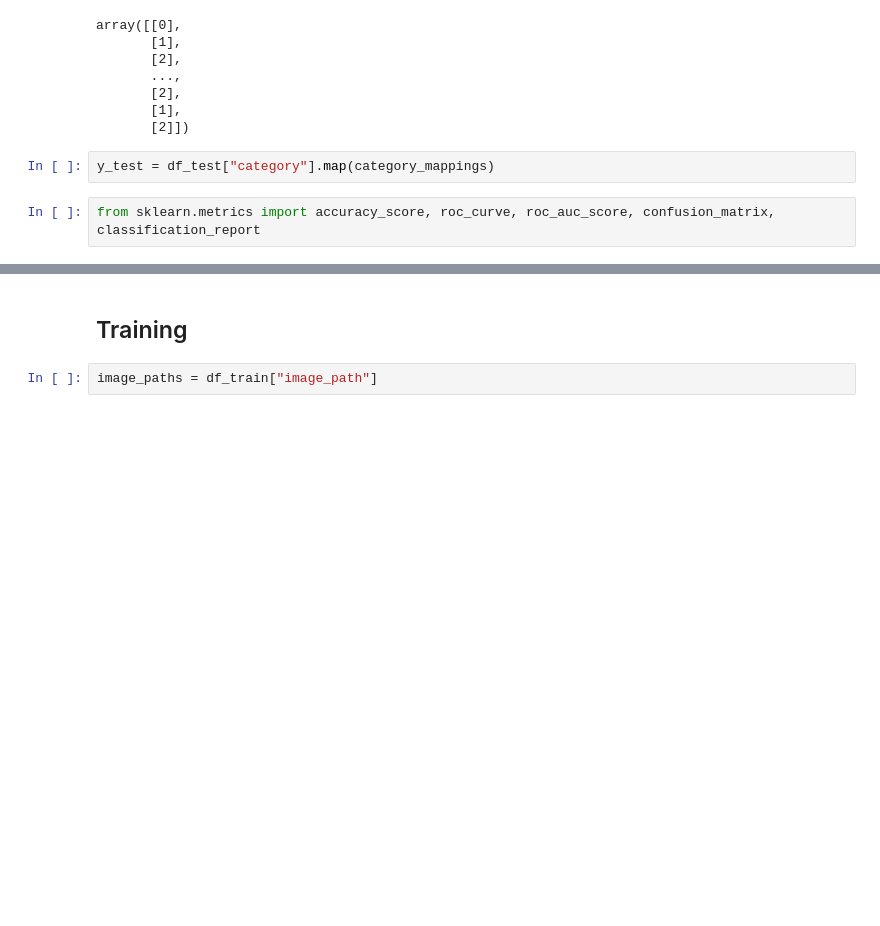
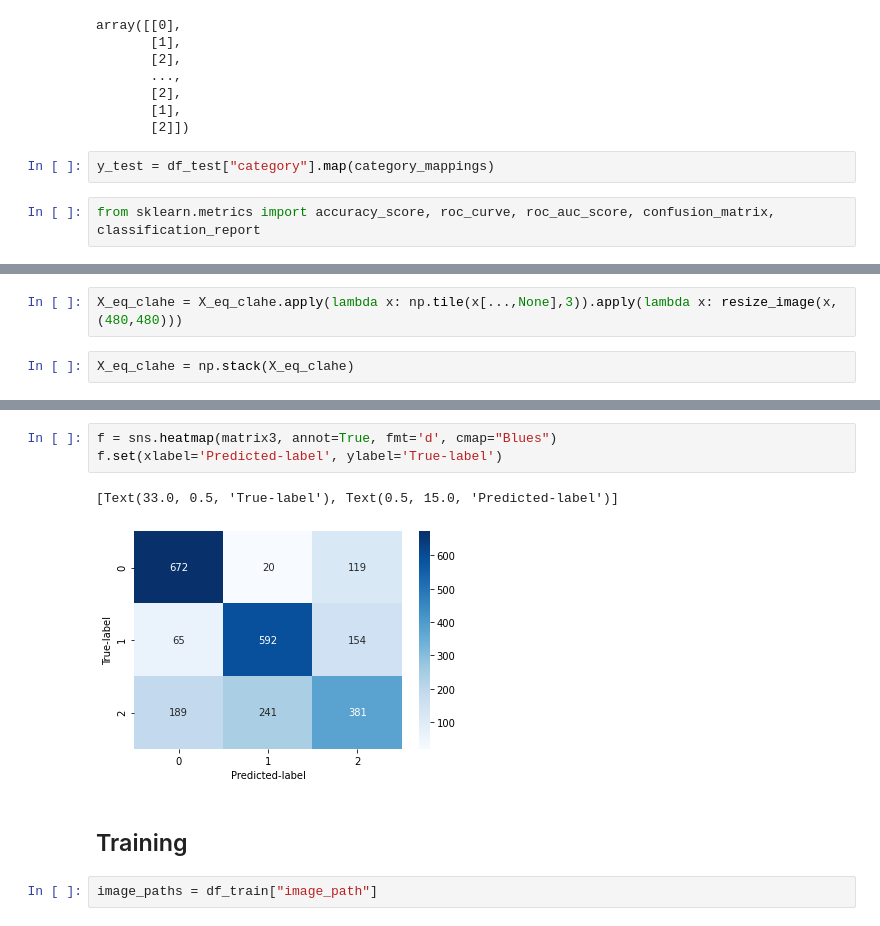
Before and after one commit to covid-frame/covid-frame, a Jupyter notebook: notebooks/4_CNN_CovidNet.ipynb, the cells around one changed output, grey strips where cells are left out. Saved outputs shown, nothing was run; the diff lists cells and outputs as text; blank space fills up the shorter version.

```diff
--- a/notebooks/4_CNN_CovidNet.ipynb
+++ b/notebooks/4_CNN_CovidNet.ipynb
@@ -148,0 +213,4 @@ print(matrix)
+# %%
+X_eq_clahe = X_eq_clahe.apply(lambda x: np.tile(x[...,None],3)).apply(lambda x: resize_image(x,(480,480)))
+# %%
+X_eq_clahe = np.stack(X_eq_clahe)
@@ -149,3 +237,9 @@ print(matrix)
+# %%
+f = sns.heatmap(matrix3, annot=True, fmt='d', cmap="Blues")
+f.set(xlabel='Predicted-label', ylabel='True-label')
+# %% [output]
+[Text(33.0, 0.5, 'True-label'), Text(0.5, 15.0, 'Predicted-label')]
+[figure, added]
 # %% [markdown]
 ## Training
 # %%
```
Also changed, not shown: parts of 20 cells of this notebook.
